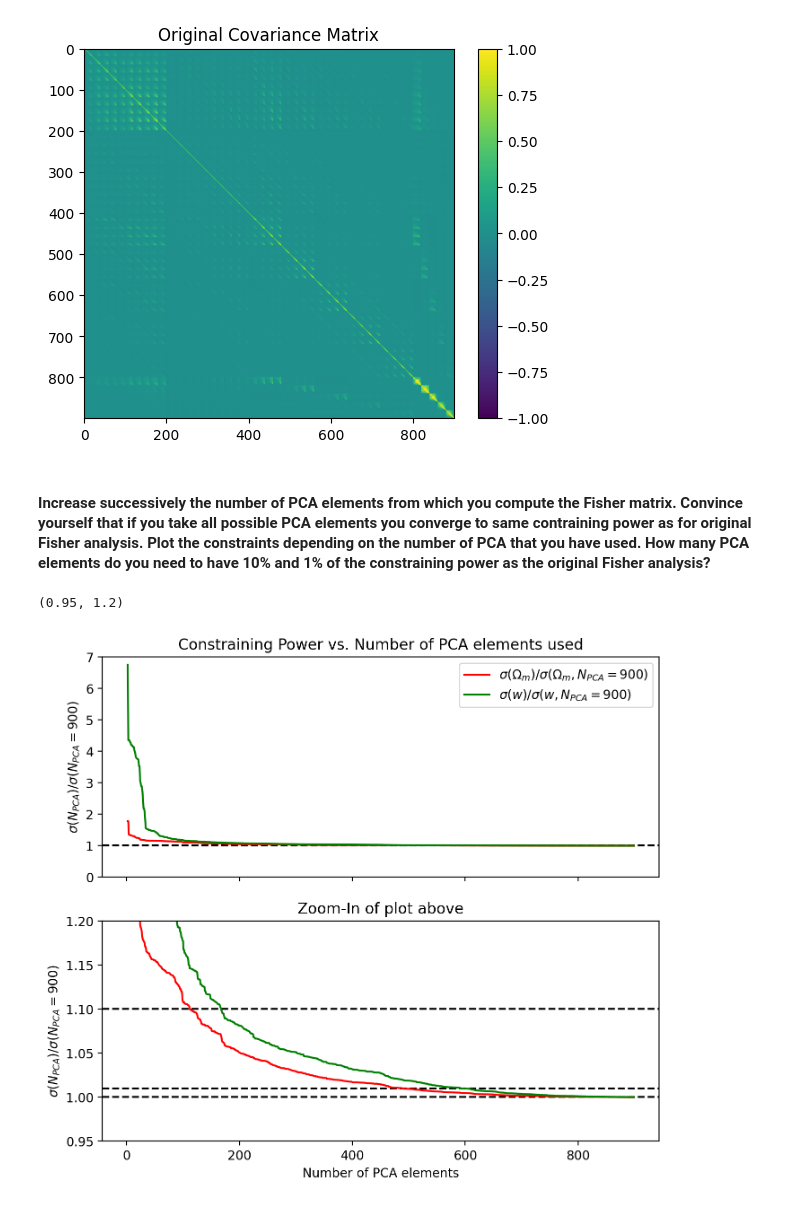
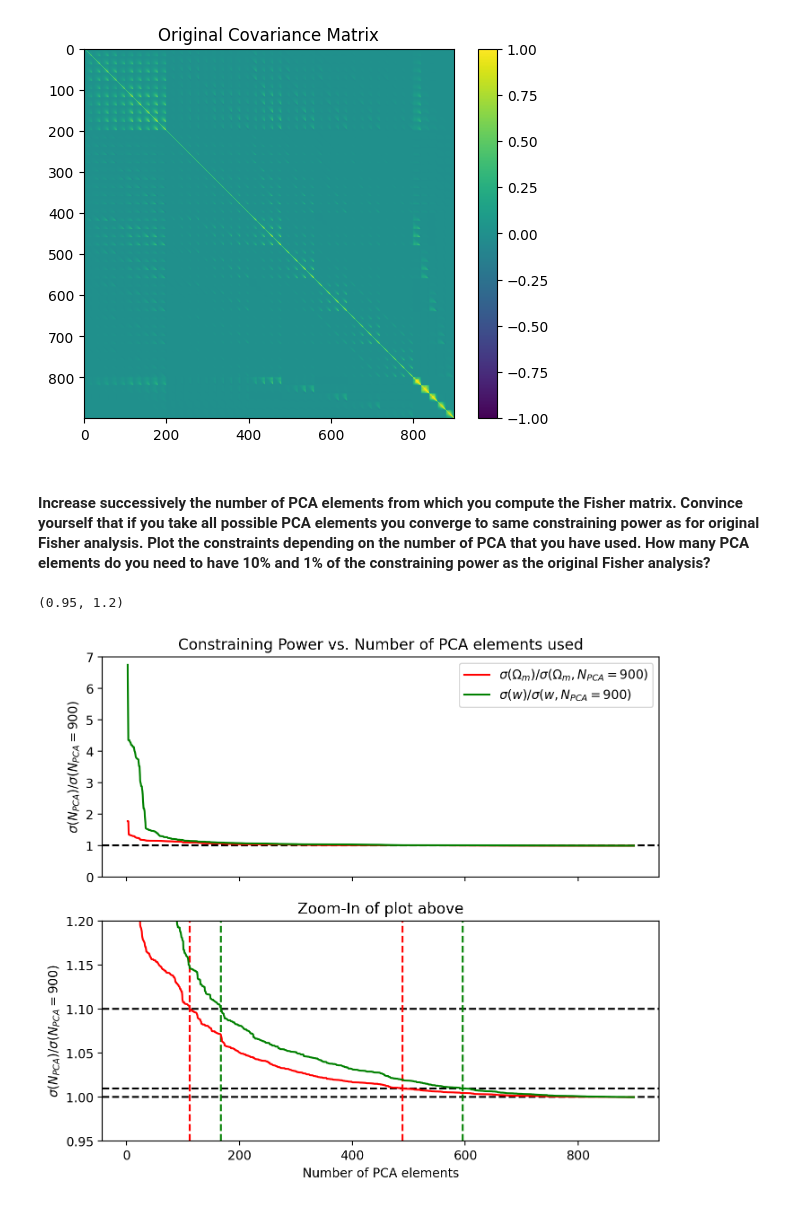
Before and after one commit to jgmorawetz/UWAstroStats, a Jupyter notebook: Phys788_Assignment2_JamesMorawetz.ipynb, the cells around one changed output. Drawn from its saved outputs; the diff is of its cells as text; code cells hidden in the pictures.

```diff
--- a/Phys788_Assignment2_JamesMorawetz.ipynb
+++ b/Phys788_Assignment2_JamesMorawetz.ipynb
@@ -239,7 +249,7 @@ plt.show()
 [figure]
 [figure]
 # %% [markdown]
-#### Increase successively the number of PCA elements from which you compute the Fisher matrix. Convince yourself that if you take all possible PCA elements you converge to same contraining power as for original Fisher analysis. Plot the constraints depending on the number of PCA that you have used. How many PCA elements do you need to have 10% and 1% of the constraining power as the original Fisher analysis?
+#### Increase successively the number of PCA elements from which you compute the Fisher matrix. Convince yourself that if you take all possible PCA elements you converge to same constraining power as for original Fisher analysis. Plot the constraints depending on the number of PCA that you have used. How many PCA elements do you need to have 10% and 1% of the constraining power as the original Fisher analysis?
 # %%
 parameter_constraints = []
 for N_pca in np.arange(1, 900):
@@ -280,6 +290,10 @@ ax[0].axhline(y=1, linestyle='--', color='black')
 ax[1].axhline(y=1, linestyle='--', color='black')
 ax[1].axhline(y=1.01, linestyle='--', color='black')
 ax[1].axhline(y=1.1, linestyle='--', color='black')
+ax[1].axvline(x=112, linestyle='--', color='red')
+ax[1].axvline(x=489, linestyle='--', color='red')
+ax[1].axvline(x=167, linestyle='--', color='green')
+ax[1].axvline(x=596, linestyle='--', color='green')
 ax[0].plot(np.arange(1, 900),
         parameter_constraints[:, 0]/np.sqrt(np.diag(Cov_parameter))[0], 'r-',
         label=r'$\sigma(\Omega_m)/\sigma(\Omega_m, N_{PCA}=900)$')
@@ -290,32 +304,34 @@ ax[0].set_title('Constraining Power vs. Number of PCA elements used')
 ax[1].set_title('Zoom-In of plot above')
 ax[1].set_xlabel(r'Number of PCA elements')
 ax[0].set_ylabel(r'$\sigma(N_{PCA})/\sigma(N_{PCA}=900)$')
 ax[1].set_ylabel(r'$\sigma(N_{PCA})/\sigma(N_{PCA}=900)$')
 ax[0].legend()
 ax[1].plot(np.arange(1, 900),
         parameter_constraints[:, 0]/np.sqrt(np.diag(Cov_parameter))[0], 'r-',
         label=r'$\sigma(\Omega_m)/\sigma(\Omega_m, N_{PCA}=900)$')
 ax[1].plot(np.arange(1, 900),
         parameter_constraints[:, 1]/np.sqrt(np.diag(Cov_parameter))[1], 'g-',
         label=r'$\sigma(w)/\sigma(w, N_{PCA}=900)$')
 ax[0].set_ylim(0, 7)
 ax[1].set_ylim(0.95, 1.2)
 
 # We note that the constraints for both omega_m and w asymptotically approach
 # their minimum constraints as the number of PCA elements goes to 900 (which
 # fulfills one of the requirements we must meet), as seen visually with the
 # solid line representing relative error approaching y=1 asymptotically
 
 # We also zoom in closer to find how many PCA elements are required for the
 # constraints on omega_m and w to be within 10% and 1% of their maximum
 # constraining power; to do this we use y=1.1 and y=1.01 for the ratio plot
-# and find which number of PCA elements leads to this result
+# and use trial by error to plot the x value associated with these points
+# (there is probably a more rigorous way to do this, but I'm forgetting some
+# of my computational skills haha)
 
 # For omega_m we get within 10% and 1% of minimal constraints at 112 and 489
 # PCA elements, while for w we get within 10% and 1% of minimal constraints for
 # 167 and 596 PCA elements; we take away from this analysis that PCA expresses
 # our dataset in a more optimal basis that allows us to neglect a large number
 # of elements and still obtain strong constraining power anyway
 # %% [output]
 (0.95, 1.2)
-[figure, old version]
+[figure, new version]
```
Also changed, not shown: parts of 7 cells of this notebook.
